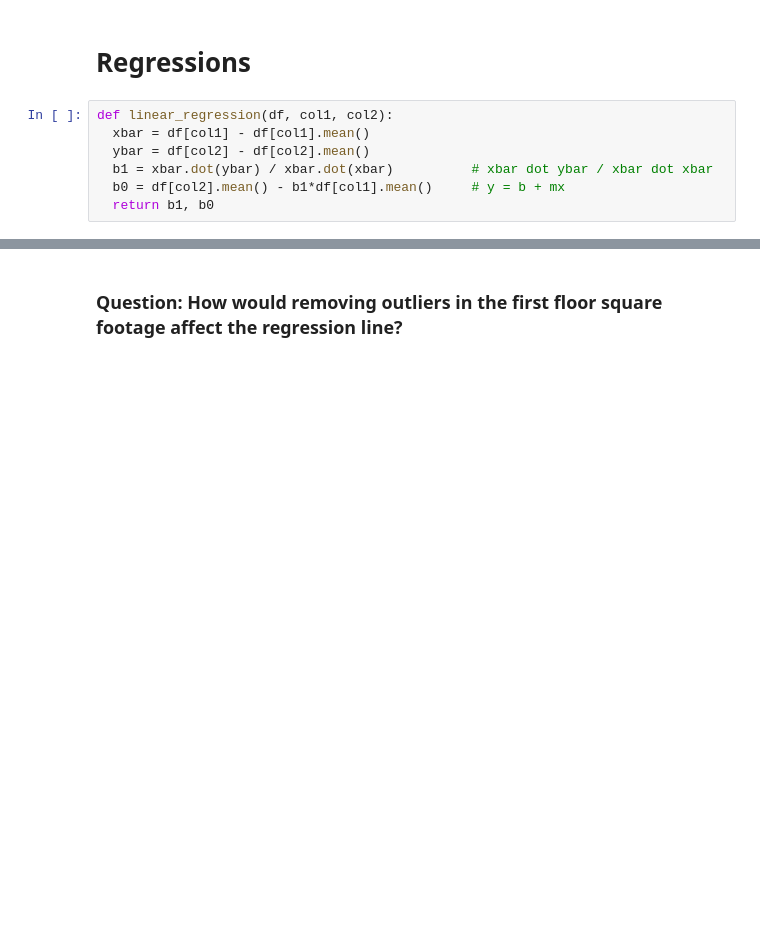
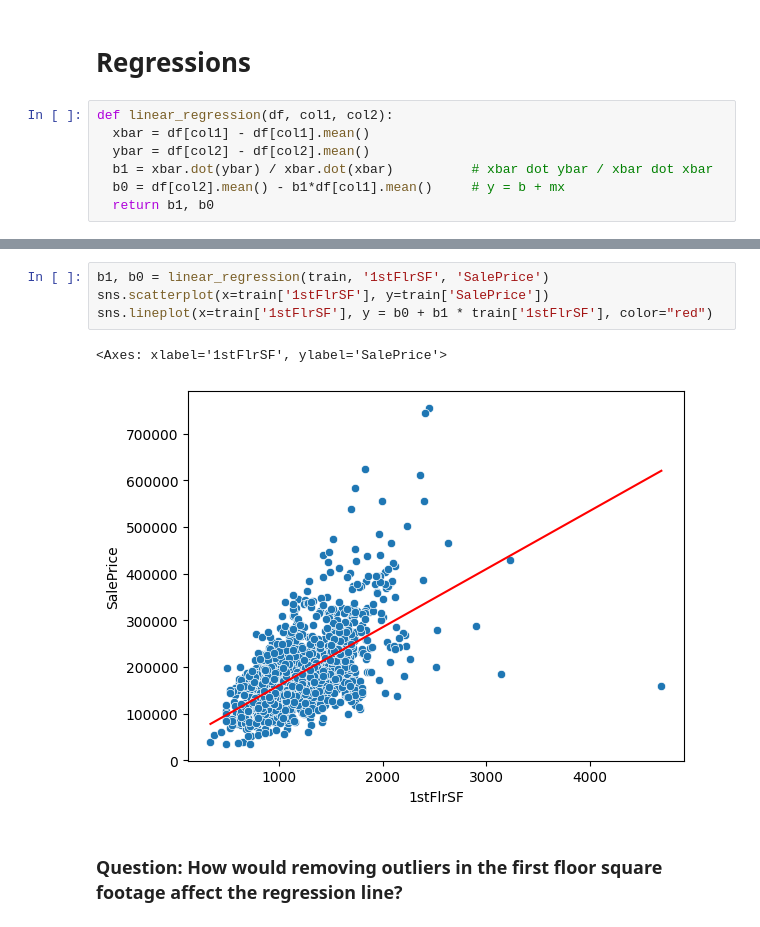
Before and after one commit to dustyshaw/Data_Sci_Final, a Jupyter notebook: Math_3080_Final.ipynb, the cells around one changed output, grey strips where cells are left out. Cells and saved outputs as stored; diff of their text form; blank space fills up the shorter version.

```diff
--- a/Math_3080_Final.ipynb
+++ b/Math_3080_Final.ipynb
@@ -363,4 +365,11 @@ sns.lineplot(x=train['LotArea'], y = b0 + b1 * train['LotArea'], color="red", ax
 [figure]
+# %%
+b1, b0 = linear_regression(train, '1stFlrSF', 'SalePrice')
+sns.scatterplot(x=train['1stFlrSF'], y=train['SalePrice'])
+sns.lineplot(x=train['1stFlrSF'], y = b0 + b1 * train['1stFlrSF'], color="red")
+# %% [output]
+<Axes: xlabel='1stFlrSF', ylabel='SalePrice'>
+[figure, added]
 # %% [markdown]
 ### Question: How would removing outliers in the first floor square footage affect the regression line?
 # %%
```
Also changed, not shown: parts of 12 cells of this notebook.
